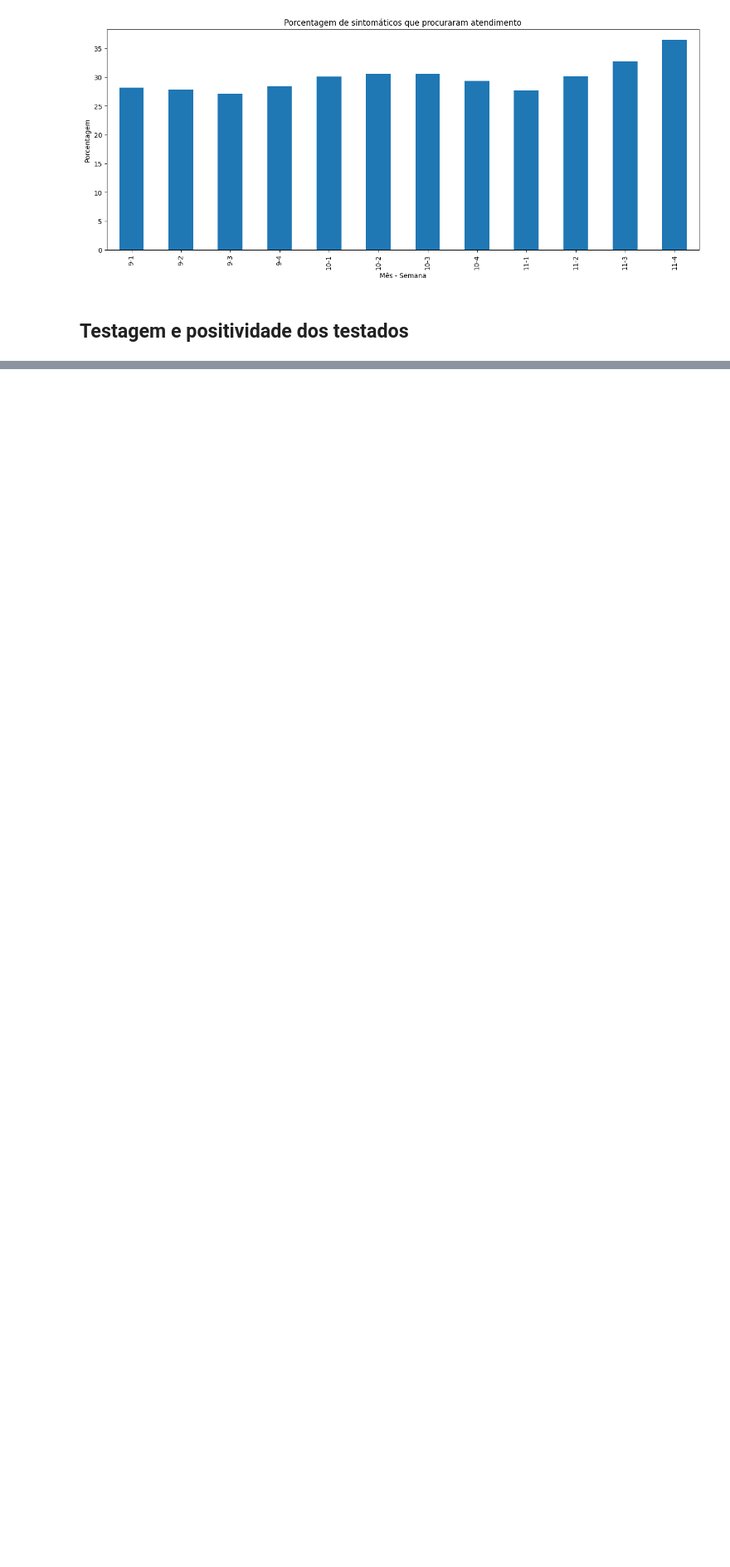
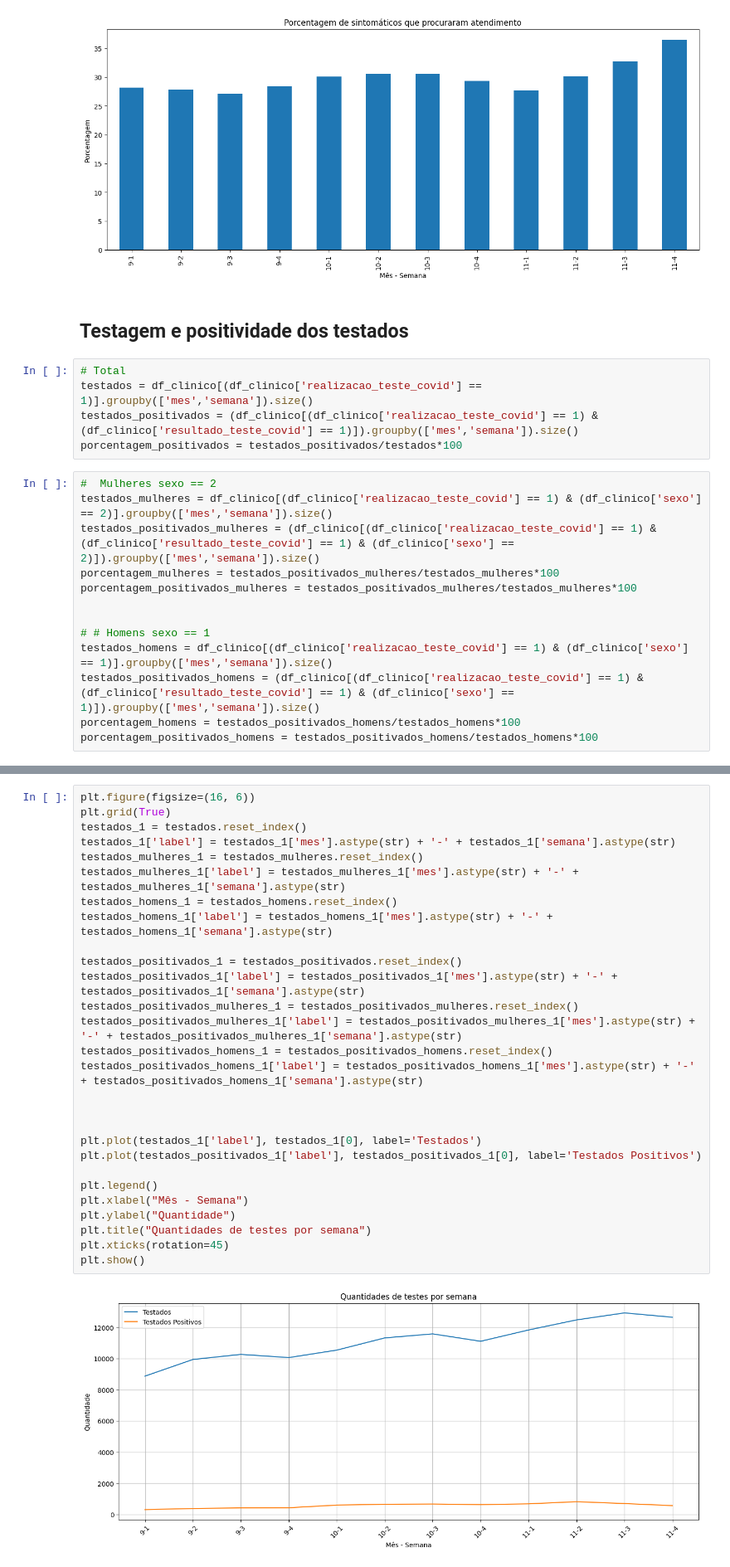
Before and after one commit to jaqueantunes/covid_pos, a Jupyter notebook: pos_T3.ipynb, the cells around one changed output, grey strips where cells are left out. Shown at 83% size. Drawn from its saved outputs; the diff is of its cells as text; blank space fills up the shorter version.

```diff
--- a/pos_T3.ipynb
+++ b/pos_T3.ipynb
@@ -684,3 +672,21 @@ plt.show()
 [figure]
 # %% [markdown]
 ## **Testagem e positividade dos testados**
+# %%
+# Total
+testados = df_clinico[(df_clinico['realizacao_teste_covid'] == 1)].groupby(['mes','semana']).size()
+testados_positivados = (df_clinico[(df_clinico['realizacao_teste_covid'] == 1) & (df_clinico['resultado_teste_covid'] == 1)]).groupby(['mes','semana']).size()
+porcentagem_positivados = testados_positivados/testados*100
+# %%
+#  Mulheres sexo == 2
+testados_mulheres = df_clinico[(df_clinico['realizacao_teste_covid'] == 1) & (df_clinico['sexo'] == 2)].groupby(['mes','semana']).size()
+testados_positivados_mulheres = (df_clinico[(df_clinico['realizacao_teste_covid'] == 1) & (df_clinico['resultado_teste_covid'] == 1) & (df_clinico['sexo'] == 2)]).groupby(['mes','semana']).size()
+porcentagem_mulheres = testados_positivados_mulheres/testados_mulheres*100
+porcentagem_positivados_mulheres = testados_positivados_mulheres/testados_mulheres*100
+
+
+# # Homens sexo == 1
+testados_homens = df_clinico[(df_clinico['realizacao_teste_covid'] == 1) & (df_clinico['sexo'] == 1)].groupby(['mes','semana']).size()
+testados_positivados_homens = (df_clinico[(df_clinico['realizacao_teste_covid'] == 1) & (df_clinico['resultado_teste_covid'] == 1) & (df_clinico['sexo'] == 1)]).groupby(['mes','semana']).size()
+porcentagem_homens = testados_positivados_homens/testados_homens*100
+porcentagem_positivados_homens = testados_positivados_homens/testados_homens*100
@@ -686,0 +729,30 @@ plt.show()
+# %%
+plt.figure(figsize=(16, 6))
+plt.grid(True)
+testados_1 = testados.reset_index()
+testados_1['label'] = testados_1['mes'].astype(str) + '-' + testados_1['semana'].astype(str)
+testados_mulheres_1 = testados_mulheres.reset_index()
+testados_mulheres_1['label'] = testados_mulheres_1['mes'].astype(str) + '-' + testados_mulheres_1['semana'].astype(str)
+testados_homens_1 = testados_homens.reset_index()
+testados_homens_1['label'] = testados_homens_1['mes'].astype(str) + '-' + testados_homens_1['semana'].astype(str)
+
+testados_positivados_1 = testados_positivados.reset_index()
+testados_positivados_1['label'] = testados_positivados_1['mes'].astype(str) + '-' + testados_positivados_1['semana'].astype(str)
+testados_positivados_mulheres_1 = testados_positivados_mulheres.reset_index()
+testados_positivados_mulheres_1['label'] = testados_positivados_mulheres_1['mes'].astype(str) + '-' + testados_positivados_mulheres_1['semana'].astype(str)
+testados_positivados_homens_1 = testados_positivados_homens.reset_index()
+testados_positivados_homens_1['label'] = testados_positivados_homens_1['mes'].astype(str) + '-' + testados_positivados_homens_1['semana'].astype(str)
+
+
+
+plt.plot(testados_1['label'], testados_1[0], label='Testados')
+plt.plot(testados_positivados_1['label'], testados_positivados_1[0], label='Testados Positivos')
+
+plt.legend()
+plt.xlabel("Mês - Semana")
+plt.ylabel("Quantidade")
+plt.title("Quantidades de testes por semana")
+plt.xticks(rotation=45)
+plt.show()
+# %% [output]
+[figure, added]
```
Also changed, not shown: parts of 14 cells of this notebook.
